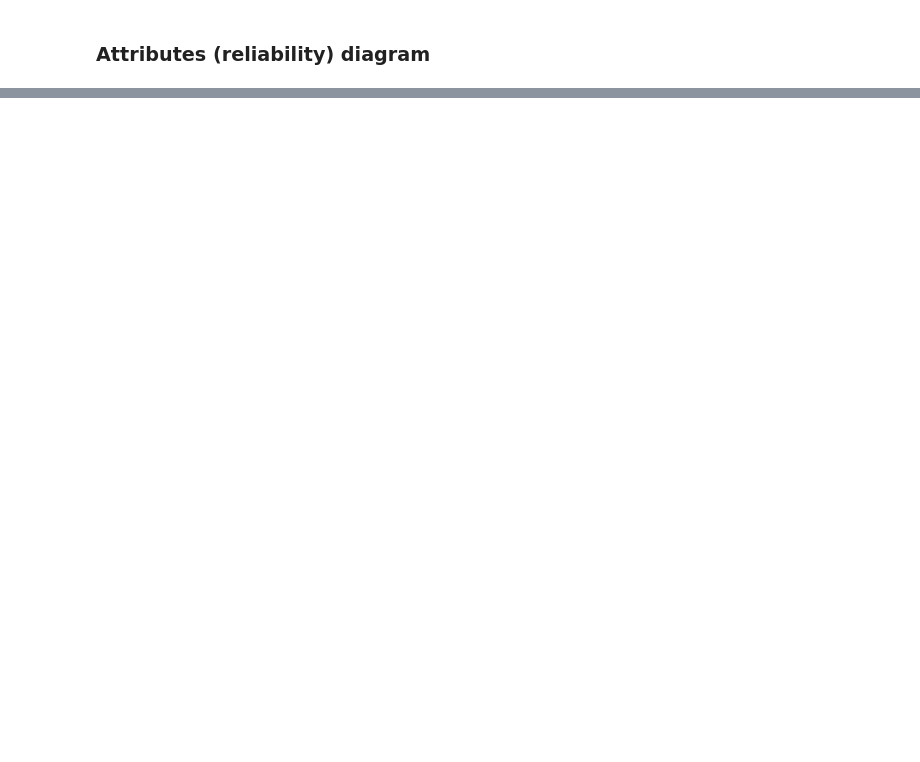
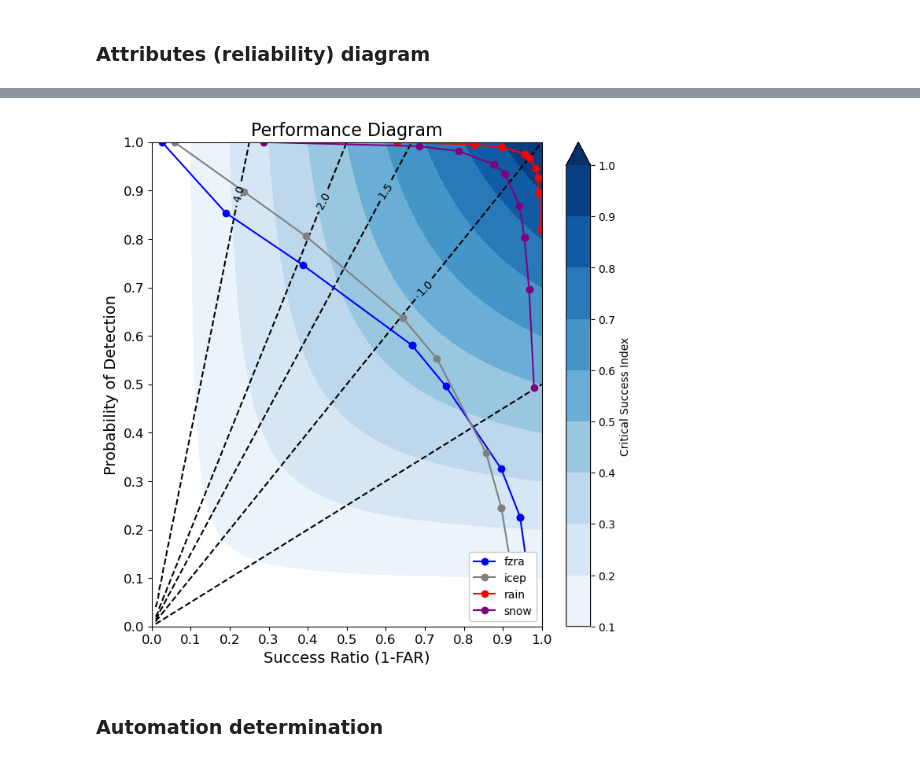
Before and after one commit to NCAR/ML_workshop2023, a Jupyter notebook: tutorials/Day1_Lesson3_Evaluation_Supervised.ipynb, the cells around one changed output, grey strips where cells are left out. Saved outputs shown, nothing was run; the diff lists cells and outputs as text; code cells hidden in the pictures; blank space fills up the shorter version.

```diff
--- a/tutorials/Day1_Lesson3_Evaluation_Supervised.ipynb
+++ b/tutorials/Day1_Lesson3_Evaluation_Supervised.ipynb
@@ -222,0 +538,17 @@ plot_roc_auc(y_test_hot,
+# %%
+rocs = []
+for i in range(4):
+    forecasts = pred_probs[:, i]
+    obs = np.where(test_data["true_label"] == i, 1, 0)
+    roc = DistributedROC()
+    roc.update(forecasts, obs)
+    rocs.append(roc)
+
+try:
+    performance_diagram(rocs, label_encoder.inverse_transform([0,1,2,3]), ["blue", "grey", "red", "purple"], ["o"]*4, filename=None)
+except AttributeError:
+    pass
+# %% [output]
+[figure, added]
+# %% [markdown]
+### Automation determination
```
Also changed, not shown: parts of 61 cells of this notebook.
